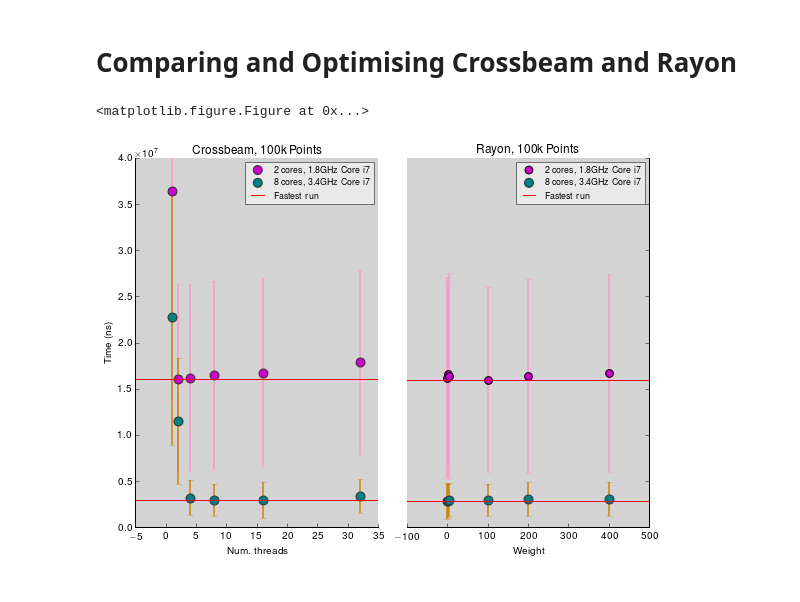
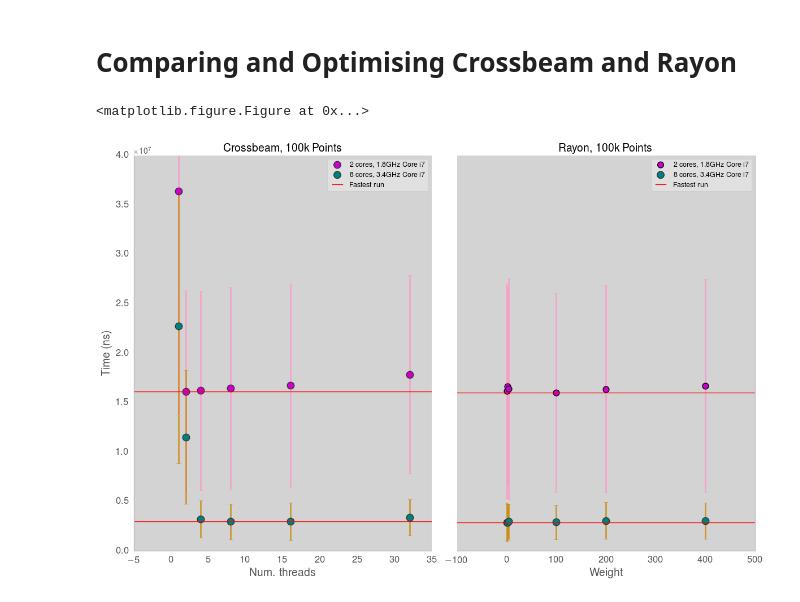
Before and after one commit to urschrei/lonlat_bng, a Jupyter notebook: rust_BNG.ipynb, the cells around one changed output. Cells and saved outputs as stored; diff of their text form; code cells hidden in the pictures.

```diff
--- a/rust_BNG.ipynb
+++ b/rust_BNG.ipynb
@@ -334,7 +334,7 @@ df.head(20)
 # Comparing and Optimising Crossbeam and Rayon
 # %%
 plt.clf()
-fig = plt.figure(figsize=(8, 6))
+fig = plt.figure(figsize=(12, 8))
 
 # Crossbeam
 # filter by cores and method
@@ -376,8 +376,8 @@ plt.errorbar(df_cb_['ivariable'].values, df_cb_['time'].values, yerr=df_cb_['err
     zorder=1
 )
 
-plt.ylabel("Time (ns)")
-plt.xlabel("Num. threads")
+plt.ylabel("Time (ns)", fontsize=14)
+plt.xlabel("Num. threads", fontsize=14)
 # highlight fastest runs
 rd = plt.axhline(df_cb.time.min(), color='red')
 rd_ = plt.axhline(df_cb_.time.min(), color='red')
@@ -409,7 +409,8 @@ plt.tick_params(
     labelbottom='off')
 
 
-plt.title("Crossbeam, 100k Points", fontsize=12)
+plt.title("Crossbeam, 100k Points", fontsize=14)
+ax1.tick_params(axis='both', which='major', labelsize=12)
 plt.tight_layout()
 
 # Rayon
@@ -454,7 +455,8 @@ plt.errorbar(df_ry_['ivariable'].values, df_ry_['time'].values, yerr=df_ry_['err
     zorder=1
 )
 
-plt.xlabel("Weight")
+plt.xlabel("Weight", fontsize=14)
+ax2.tick_params(axis='both', which='major', labelsize=12)
 ax2.set_yticklabels([])
 # highlight fastest runs
 ry = plt.axhline(df_ry.time.min(), color='red')
@@ -462,7 +464,7 @@ ry_ = plt.axhline(df_ry_.time.min(), color='red')
 ax2.spines['top'].set_visible(False)
 ax2.spines['right'].set_visible(True)
 ax2.spines['left'].set_visible(False)
-plt.title("Rayon, 100k Points", fontsize=12)
+plt.title("Rayon, 100k Points", fontsize=14)
 
 leg = plt.legend(
     (rayon, rayon_, ry),
@@ -470,32 +472,32 @@ leg = plt.legend(
     loc='upper right',
     scatterpoints=1,
     fontsize=9)
 leg.get_frame().set_alpha(0.5)
 
 # x ticks
 # x ticks
 plt.tick_params(
     axis='x',
     which='both',
     top='off',
     bottom='on',
     labelbottom='on')
 
 #  y ticks
 plt.tick_params(
     axis='y',
     which='both',
     left='off',
     right='on',
     labelbottom='off')
 
 # output
 plt.tight_layout()
 plt.savefig(
     'crossbeam_v_rayon.png',
     format="png", bbox_inches='tight',
-    alpha=True, dpi=100)
+    alpha=True, transparent=True, dpi=100)
 plt.show()
 # %% [output]
 <matplotlib.figure.Figure at 0x...>
-[figure, old version]
+[figure, new version]
```
Also changed, not shown: parts of 1 cell of this notebook, 1 other file.
